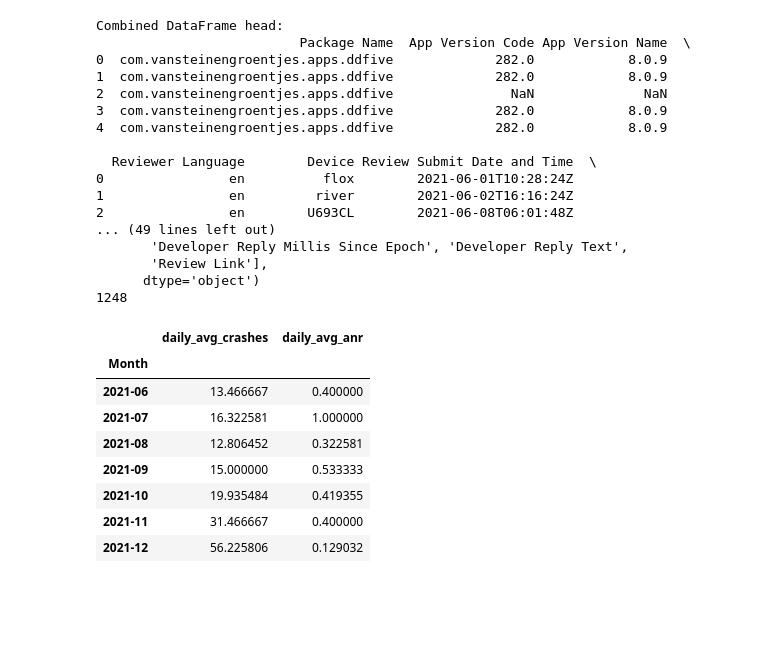
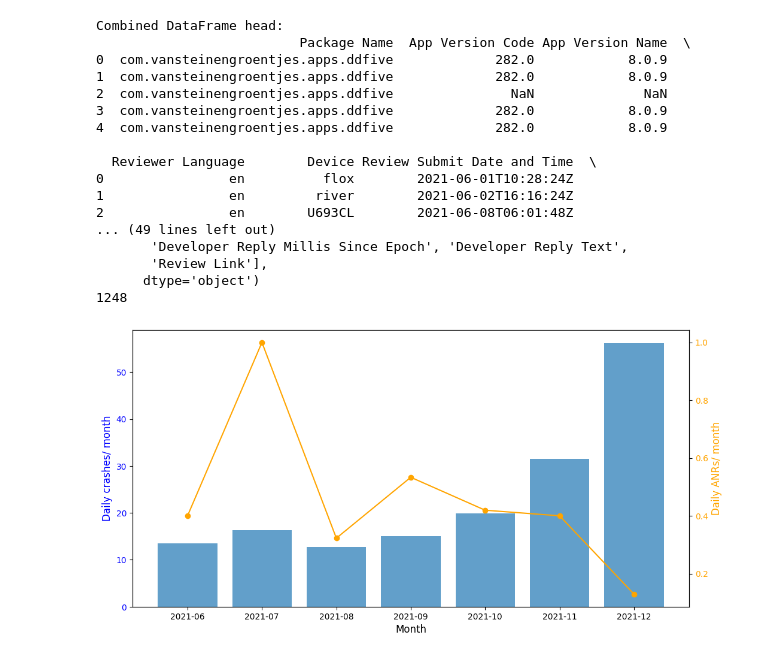
Before and after one commit to poparares6/Visual-Analytics, a Jupyter notebook: Visual Analytics/Visual Analytics.ipynb, the cells around one changed output. Saved outputs shown, nothing was run; the diff lists cells and outputs as text; code cells hidden in the pictures; blank space fills up the shorter version.

Commit message:
some work on crashes and ratings

```diff
--- a/Visual Analytics/Visual Analytics.ipynb
+++ b/Visual Analytics/Visual Analytics.ipynb
@@ -226,35 +226,39 @@ Combined DataFrame head:
 # %%
 ### ratings as a metric fuck around
 ### checking stats_rating_overview
 # mn = np.mean(stats_ratings_overview_dfs['Daily Average Rating'])
 # print(mn)
 # stats_ratings_overview_dfs.fillna(mn)
 ### bare trash
 ### check country stuff
 stats_ratings_country_dfs['Date'] = pd.to_datetime(stats_ratings_country_dfs['Date'])
 stats_ratings_country_dfs['Month'] = stats_ratings_country_dfs['Date'].dt.to_period('M')
 stats_ratings_country_dfs['Daily Average Rating'] = stats_ratings_country_dfs['Daily Average Rating'].fillna(0)
 stats_ratings_country_dfs.describe()
 ### daily average rating per country
 group_ratings_by_month = stats_ratings_country_dfs.groupby(['Month']).agg(
     daily_avg_per_country = ('Daily Average Rating', 'mean'),
 )
 group_ratings_by_month['Daily Average Rating per Month'] = group_ratings_by_month['daily_avg_per_country'] * 100
 stats_crashes_dfs['Date'] = pd.to_datetime(stats_crashes_dfs['Date'])
 stats_crashes_dfs['Month'] = stats_crashes_dfs['Date'].dt.to_period('M')
 group_crashes_by_month = stats_crashes_dfs.groupby(['Month']).agg(
     daily_avg_crashes = ('Daily Crashes', 'mean'),
     daily_avg_anr = ('Daily ANRs', 'mean')
-)
+).reset_index()
 group_crashes_by_month
 ### TODO look at the graphs and how yap about it
+fig, ax1=plt.subplots(figsize=(12, 6))
+
+ax1.bar(group_crashes_by_month['Month'].astype(str), group_crashes_by_month['daily_avg_crashes'], label='Avg rating / Month', alpha=0.7)
+ax1.set_xlabel('Month', fontsize=12)
+ax1.set_ylabel('Daily crashes/ month', color='blue', fontsize=12)
+ax1.tick_params(axis='y', labelcolor='blue')
+
+
+ax2 = ax1.twinx()
+ax2.plot(group_crashes_by_month['Month'].astype(str), group_crashes_by_month['daily_avg_anr'], color='orange', marker='o')
+ax2.set_ylabel('Daily ANRs/ month', color='orange', fontsize=12)
+ax2.tick_params(axis='y', labelcolor='orange')
 # %% [output]
-|  | daily_avg_crashes | daily_avg_anr |
-| Month |  |  |
-| 2021-06 | 13.466667 | 0.400000 |
-| 2021-07 | 16.322581 | 1.000000 |
-| 2021-08 | 12.806452 | 0.322581 |
-| 2021-09 | 15.000000 | 0.533333 |
-| 2021-10 | 19.935484 | 0.419355 |
-| 2021-11 | 31.466667 | 0.400000 |
-| 2021-12 | 56.225806 | 0.129032 |
+[figure, added]
```
Also changed, not shown: 1 other file.
